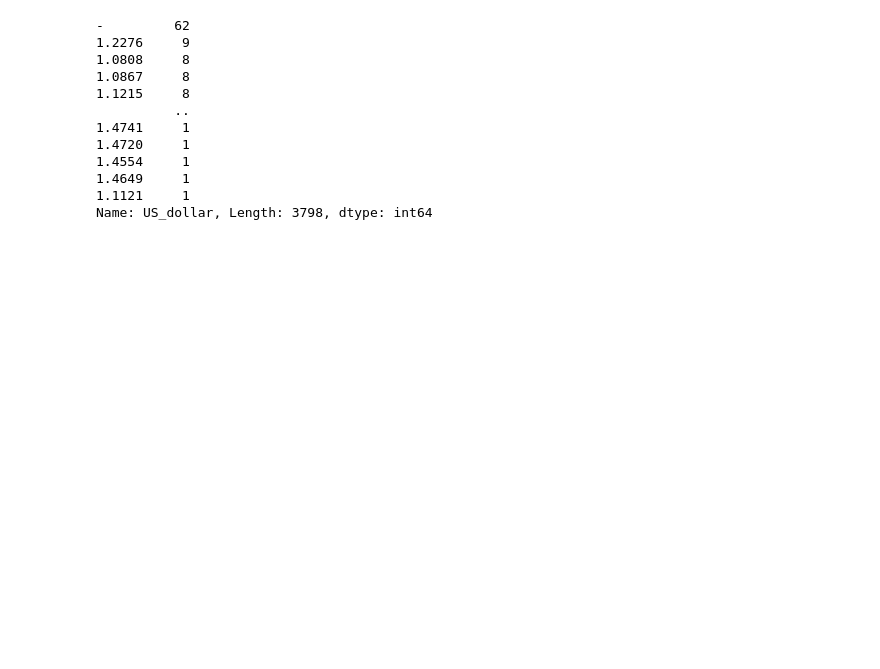
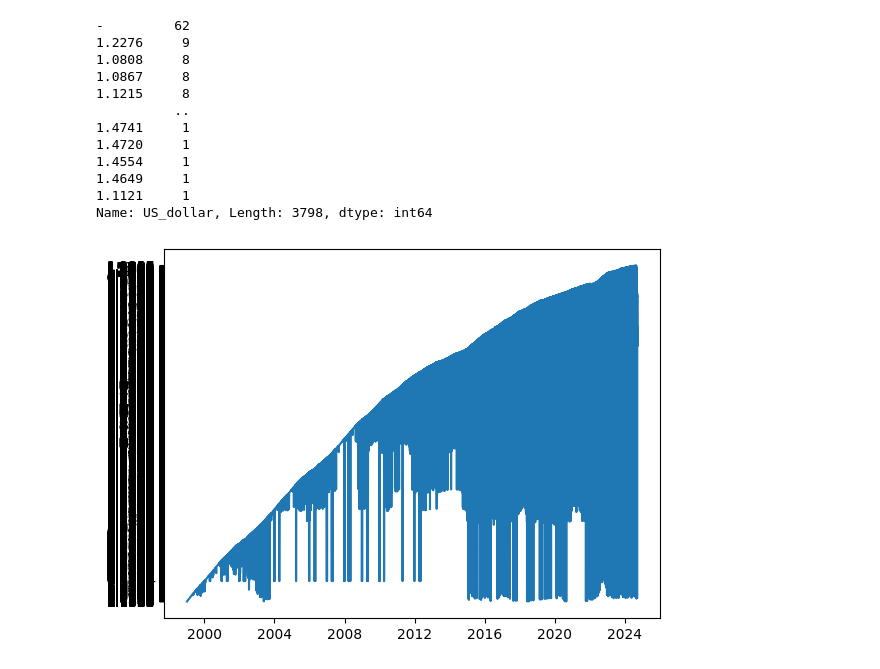
Before and after one commit to nelsonudochukwu/Exchange-Rates-Visualization, a Jupyter notebook: exchange_rate_visuals.ipynb, the cells around one changed output. Cells and saved outputs as stored; diff of their text form; code cells hidden in the pictures; blank space fills up the shorter version.

Commit message:
plott compare

```diff
--- a/exchange_rate_visuals.ipynb
+++ b/exchange_rate_visuals.ipynb
@@ -73,3 +73,11 @@ euro_to_dollar['US_dollar'].value_counts() # 62 '-' characters
 1.4649     1
 1.1121     1
 Name: US_dollar, Length: 3798, dtype: int64
+# %%
+import matplotlib.pyplot as plt
+%matplotlib inline
+
+plt.plot(euro_to_dollar['Time'], euro_to_dollar['US_dollar'])
+plt.show()
+# %% [output]
+[figure, added]
```
Also changed, not shown: parts of 1 cell of this notebook.
